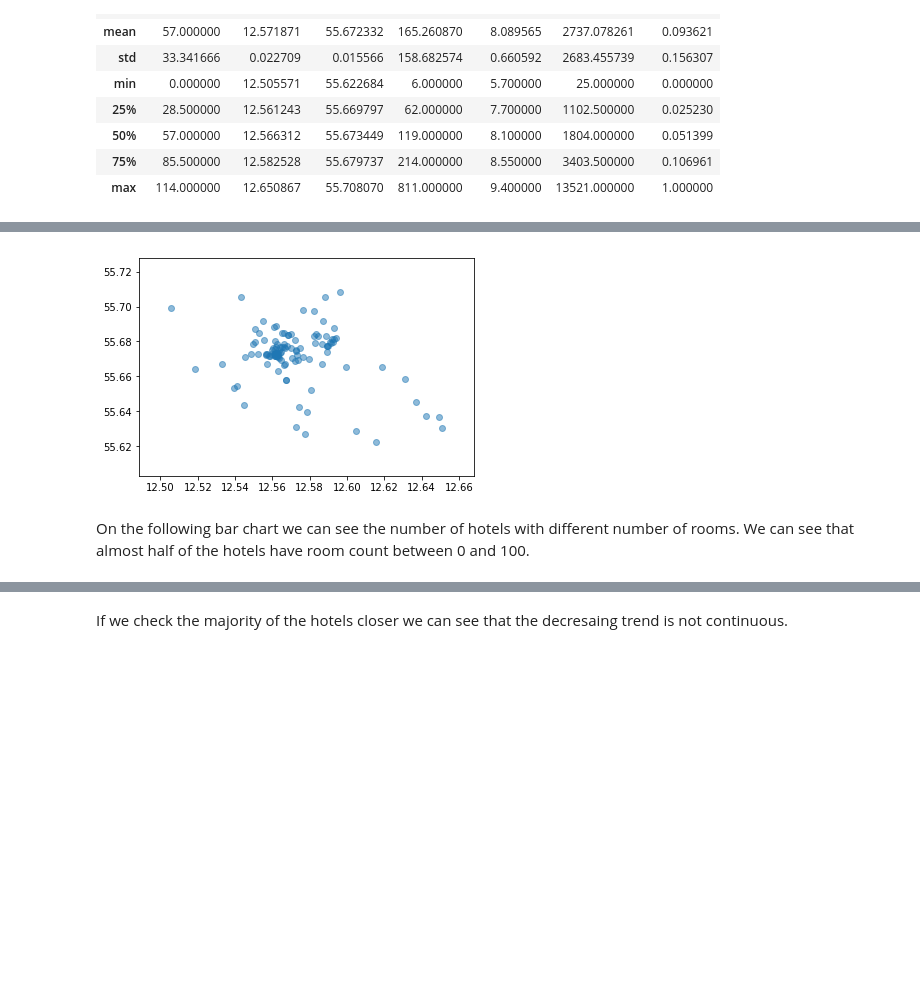
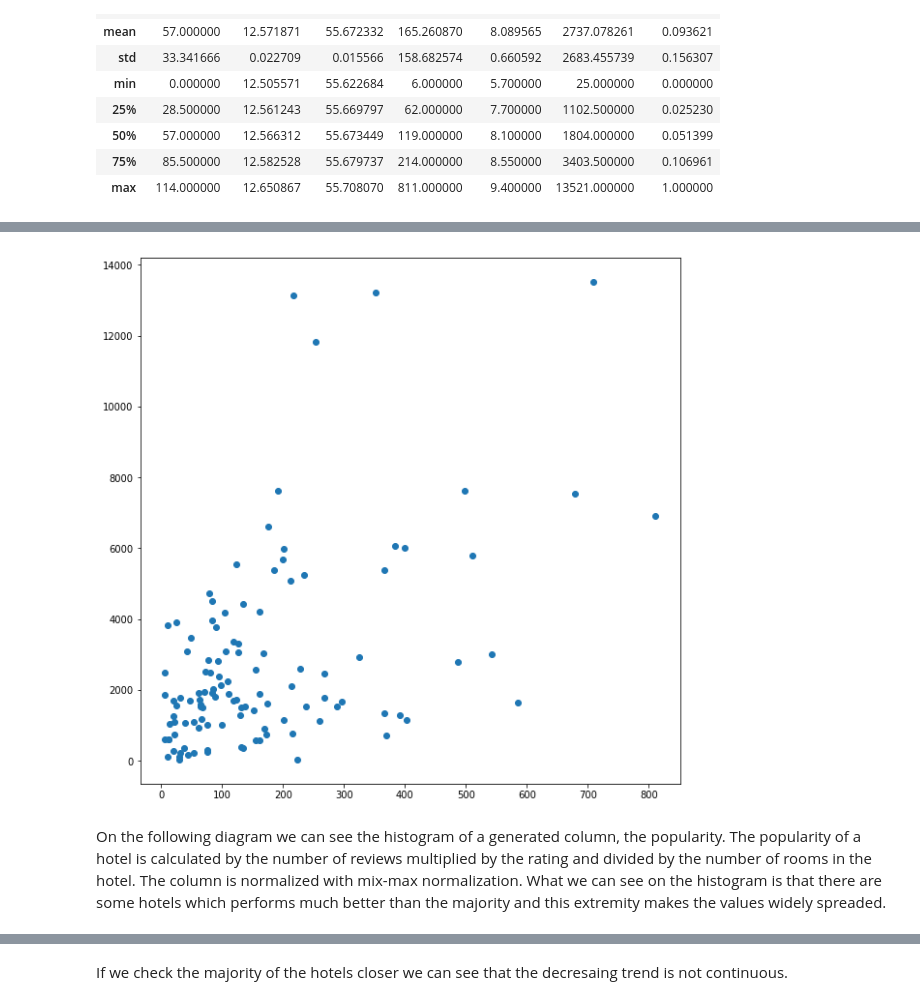
Before and after one commit to homboli/social_data, a Jupyter notebook: Airbnb Copenhagen - IPython Notebook.ipynb, the cells around one changed output, grey strips where cells are left out. Drawn from its saved outputs; the diff is of its cells as text; code cells hidden in the pictures; blank space fills up the shorter version.

```diff
--- a/Airbnb Copenhagen - IPython Notebook.ipynb
+++ b/Airbnb Copenhagen - IPython Notebook.ipynb
@@ -693,5 +693,5 @@ The hotel dataset's initial version has been crawled from booking.com website (n
 # %%
-df_hotel = pd.read_csv('hotel_with_room_count.csv')
+df_hotel = pd.read_csv('hotel.csv')
 # %% [markdown]
 The following table contains the basic statistical characteristics of the numerical columns of the dataset.
 # %%
@@ -711,11 +744,11 @@ On the scatter plot below we can see the geographical distribution of hotels in
 # %%
-x = df_hotel["location/lat"].get_values().astype(float)
-y = df_hotel["location/lng"].get_values().astype(float)
-
-plt.scatter(x, y,alpha=0.5)
+x = df_hotel["size"].get_values().astype(float)
+y = df_hotel["reviews"].get_values().astype(float)
+plt.figure(figsize=(10,10))
+plt.scatter(x, y,alpha=1)
 plt.show()
 # %% [output]
-[figure, old version]
+[figure, new version]
-# %% [markdown]
-On the following bar chart we can see the number of hotels with different number of rooms. We can see that almost half of the hotels have room count between 0 and 100.
+# %% [markdown]
+On the following diagram we can see the histogram of a generated column, the popularity. The popularity of a hotel is calculated by the number of reviews multiplied by the rating and divided by the number of rooms in the hotel. The column is normalized with mix-max normalization. What we can see on the histogram is that there are some hotels which performs much better than the majority and this extremity makes the values widely spreaded.
 # %%
```
Also changed, not shown: parts of 23 cells of this notebook.
